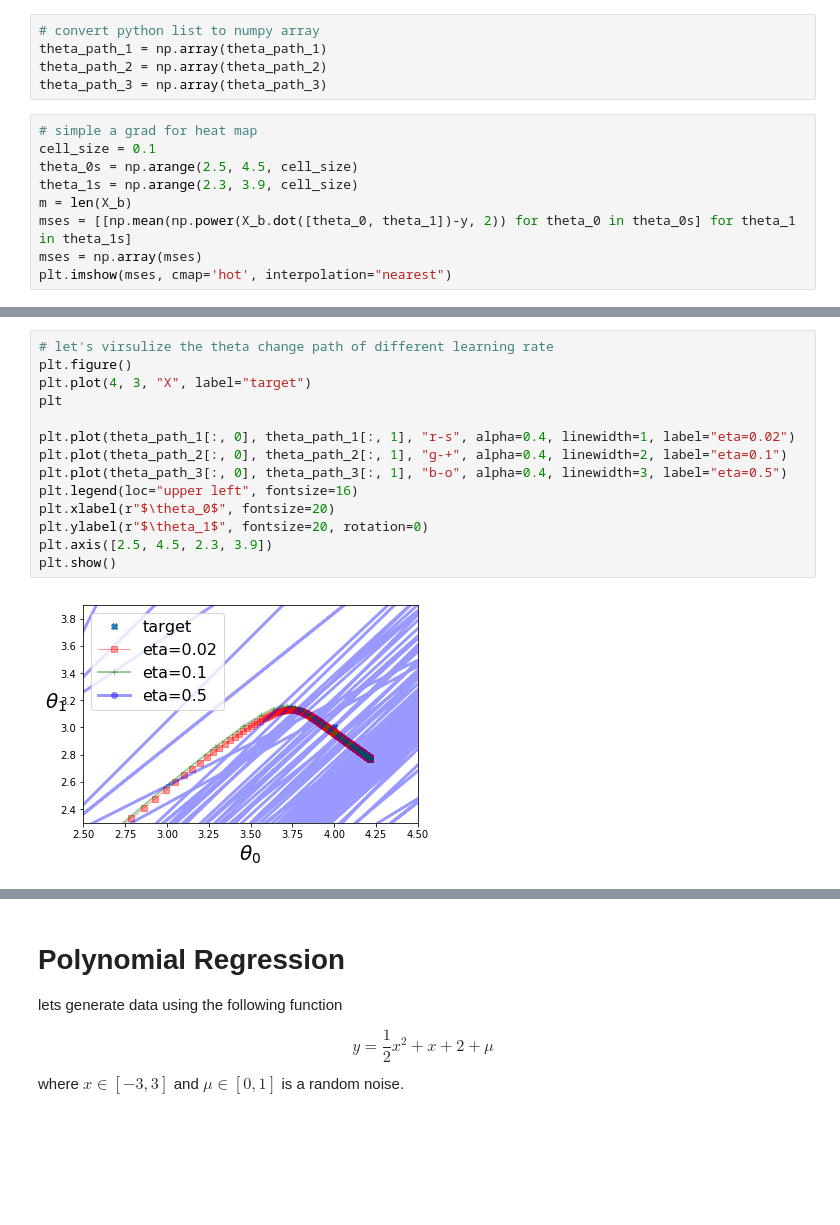
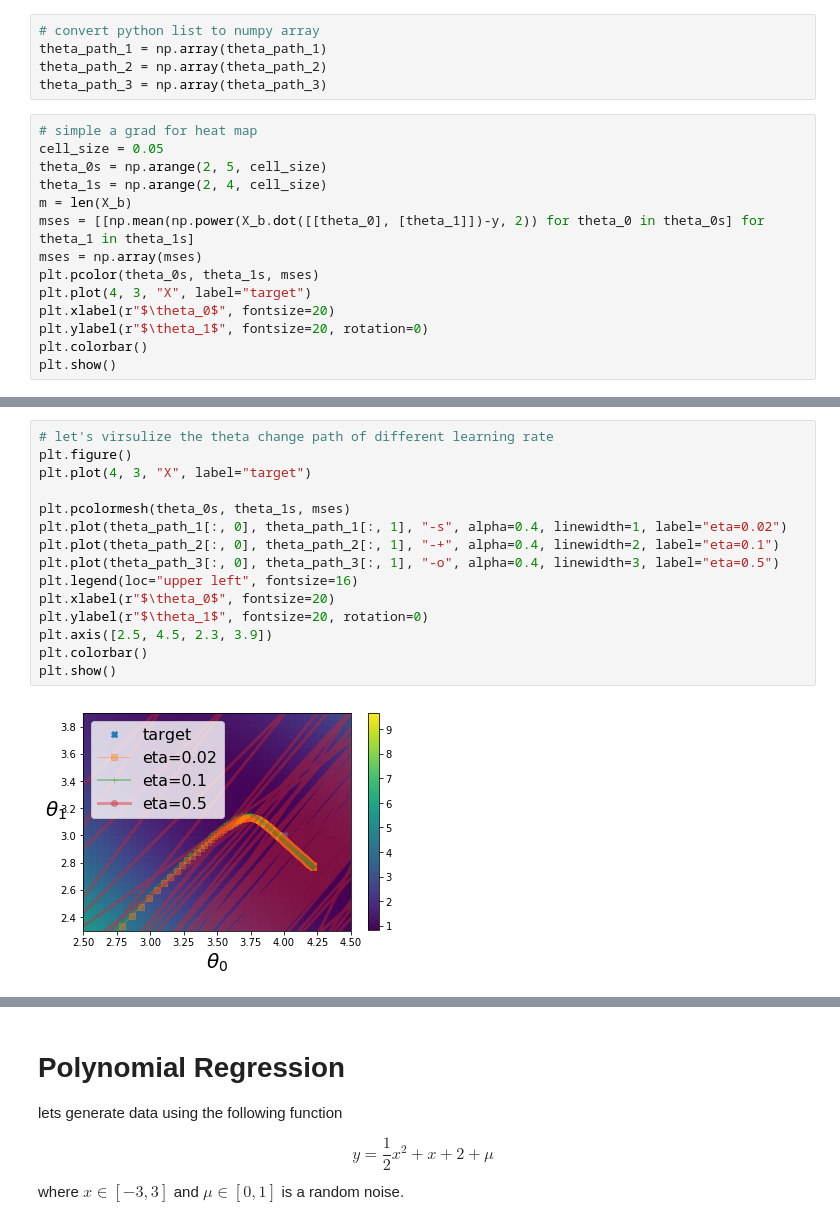
Before and after one commit to YingzhiGou/AI-Meetup-Decision-Systems-Lab-UOW, a Jupyter notebook: tutorial/machine_learning_with_python/03_closer_look_at_training.ipynb, the cells around one changed output, grey strips where cells are left out. Drawn from its saved outputs; the diff is of its cells as text; blank space fills up the shorter version.

```diff
--- a/tutorial/machine_learning_with_python/03_closer_look_at_training.ipynb
+++ b/tutorial/machine_learning_with_python/03_closer_look_at_training.ipynb
@@ -199,11 +199,16 @@ theta_path_2 = np.array(theta_path_2)
 theta_path_3 = np.array(theta_path_3)
 # %%
 # simple a grad for heat map
-cell_size = 0.1
-theta_0s = np.arange(2.5, 4.5, cell_size)
-theta_1s = np.arange(2.3, 3.9, cell_size)
+cell_size = 0.05
+theta_0s = np.arange(2, 5, cell_size)
+theta_1s = np.arange(2, 4, cell_size)
 m = len(X_b)
-mses = [[np.mean(np.power(X_b.dot([theta_0, theta_1])-y, 2)) for theta_0 in theta_0s] for theta_1 in theta_1s]
+mses = [[np.mean(np.power(X_b.dot([[theta_0], [theta_1]])-y, 2)) for theta_0 in theta_0s] for theta_1 in theta_1s]
 mses = np.array(mses)
-plt.imshow(mses, cmap='hot', interpolation="nearest")
+plt.pcolor(theta_0s, theta_1s, mses)
+plt.plot(4, 3, "X", label="target")
+plt.xlabel(r"$\theta_0$", fontsize=20)
+plt.ylabel(r"$\theta_1$", fontsize=20, rotation=0)
+plt.colorbar()
+plt.show()
 # %% [output]
@@ -212,16 +216,17 @@ plt.imshow(mses, cmap='hot', interpolation="nearest")
 # %%
 # let's virsulize the theta change path of different learning rate
 plt.figure()
 plt.plot(4, 3, "X", label="target")
-plt
 
-plt.plot(theta_path_1[:, 0], theta_path_1[:, 1], "r-s", alpha=0.4, linewidth=1, label="eta=0.02")
-plt.plot(theta_path_2[:, 0], theta_path_2[:, 1], "g-+", alpha=0.4, linewidth=2, label="eta=0.1")
-plt.plot(theta_path_3[:, 0], theta_path_3[:, 1], "b-o", alpha=0.4, linewidth=3, label="eta=0.5")
+plt.pcolormesh(theta_0s, theta_1s, mses)
+plt.plot(theta_path_1[:, 0], theta_path_1[:, 1], "-s", alpha=0.4, linewidth=1, label="eta=0.02")
+plt.plot(theta_path_2[:, 0], theta_path_2[:, 1], "-+", alpha=0.4, linewidth=2, label="eta=0.1")
+plt.plot(theta_path_3[:, 0], theta_path_3[:, 1], "-o", alpha=0.4, linewidth=3, label="eta=0.5")
 plt.legend(loc="upper left", fontsize=16)
 plt.xlabel(r"$\theta_0$", fontsize=20)
 plt.ylabel(r"$\theta_1$", fontsize=20, rotation=0)
 plt.axis([2.5, 4.5, 2.3, 3.9])
+plt.colorbar()
 plt.show()
 # %% [output]
-[figure, old version]
+[figure, new version]
```
Also changed, not shown: parts of 18 cells of this notebook.
